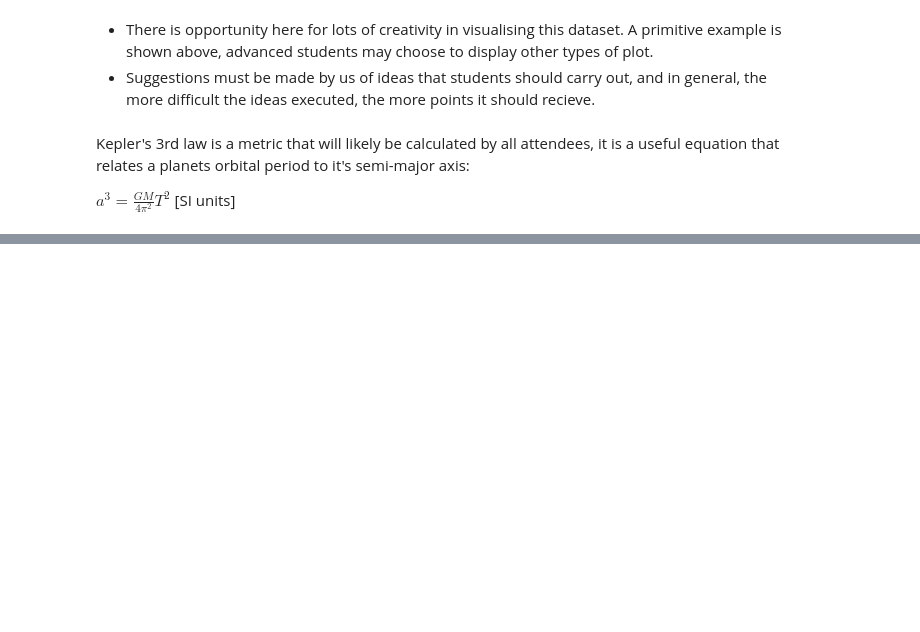
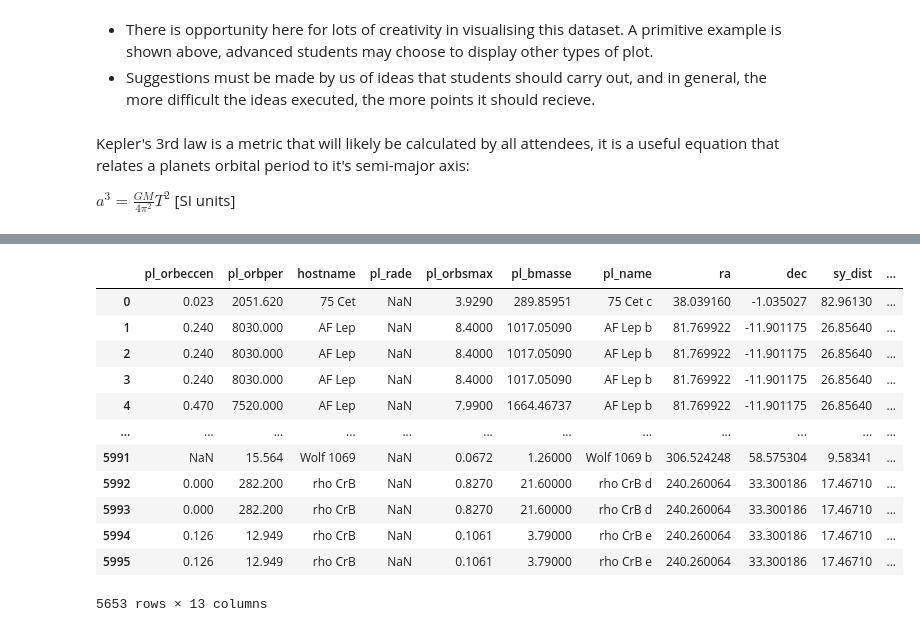
Before and after one commit to thomasbourke1/physoc-hackathon, a Jupyter notebook: concept.ipynb, the cells around one changed output, grey strips where cells are left out. Drawn from its saved outputs; the diff is of its cells as text; code cells hidden in the pictures; blank space fills up the shorter version.

```diff
--- a/concept.ipynb
+++ b/concept.ipynb
@@ -145,0 +171,16 @@ def semi_major_axis(period_seconds, starmass):
+# %%
+exo_data
+# %% [output]
+|  | pl_orbeccen | pl_orbper | hostname | pl_rade | pl_orbsmax | pl_bmasse | pl_name | ra | dec | sy_dist | ... |
+| 0 | 0.023 | 2051.620 | 75 Cet | NaN | 3.9290 | 289.85951 | 75 Cet c | 38.039160 | -1.035027 | 82.96130 | ... |
+| 1 | 0.240 | 8030.000 | AF Lep | NaN | 8.4000 | 1017.05090 | AF Lep b | 81.769922 | -11.901175 | 26.85640 | ... |
+| 2 | 0.240 | 8030.000 | AF Lep | NaN | 8.4000 | 1017.05090 | AF Lep b | 81.769922 | -11.901175 | 26.85640 | ... |
+| 3 | 0.240 | 8030.000 | AF Lep | NaN | 8.4000 | 1017.05090 | AF Lep b | 81.769922 | -11.901175 | 26.85640 | ... |
+| 4 | 0.470 | 7520.000 | AF Lep | NaN | 7.9900 | 1664.46737 | AF Lep b | 81.769922 | -11.901175 | 26.85640 | ... |
+| ... | ... | ... | ... | ... | ... | ... | ... | ... | ... | ... | ... |
+| 5991 | NaN | 15.564 | Wolf 1069 | NaN | 0.0672 | 1.26000 | Wolf 1069 b | 306.524248 | 58.575304 | 9.58341 | ... |
+| 5992 | 0.000 | 282.200 | rho CrB | NaN | 0.8270 | 21.60000 | rho CrB d | 240.260064 | 33.300186 | 17.46710 | ... |
+| 5993 | 0.000 | 282.200 | rho CrB | NaN | 0.8270 | 21.60000 | rho CrB d | 240.260064 | 33.300186 | 17.46710 | ... |
+| 5994 | 0.126 | 12.949 | rho CrB | NaN | 0.1061 | 3.79000 | rho CrB e | 240.260064 | 33.300186 | 17.46710 | ... |
+| 5995 | 0.126 | 12.949 | rho CrB | NaN | 0.1061 | 3.79000 | rho CrB e | 240.260064 | 33.300186 | 17.46710 | ... |
+5653 rows × 13 columns
```
Also changed, not shown: parts of 5 cells of this notebook.
